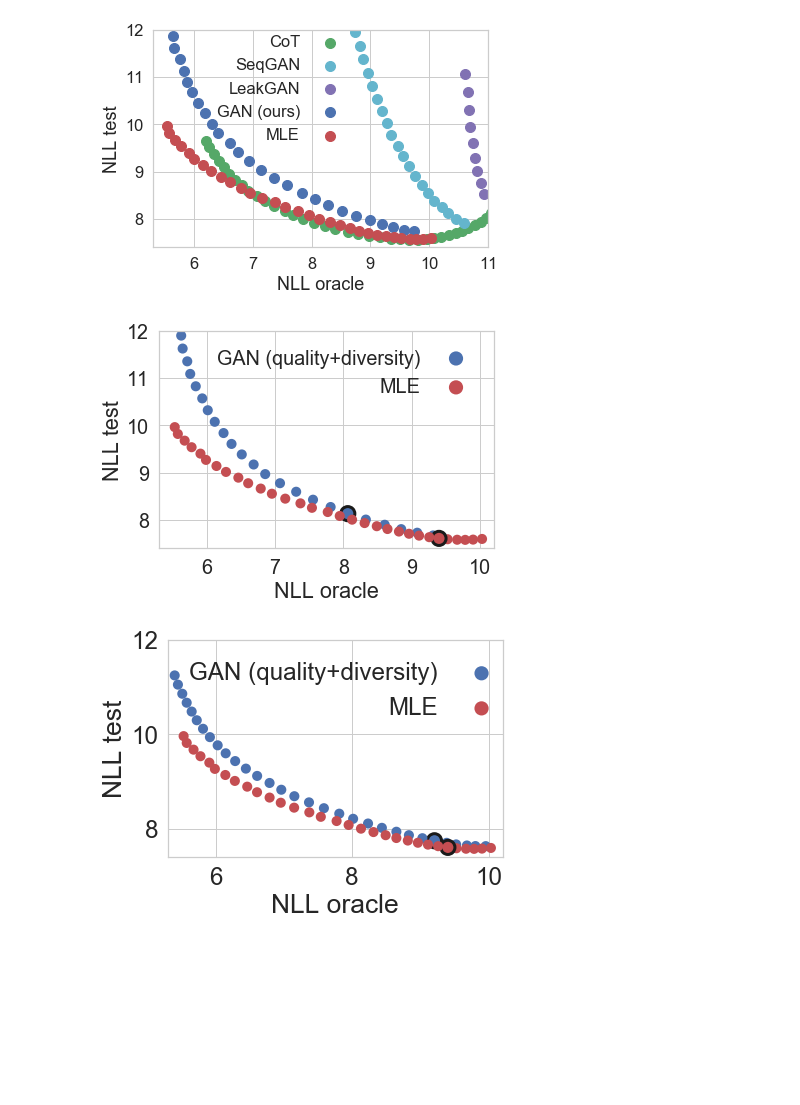
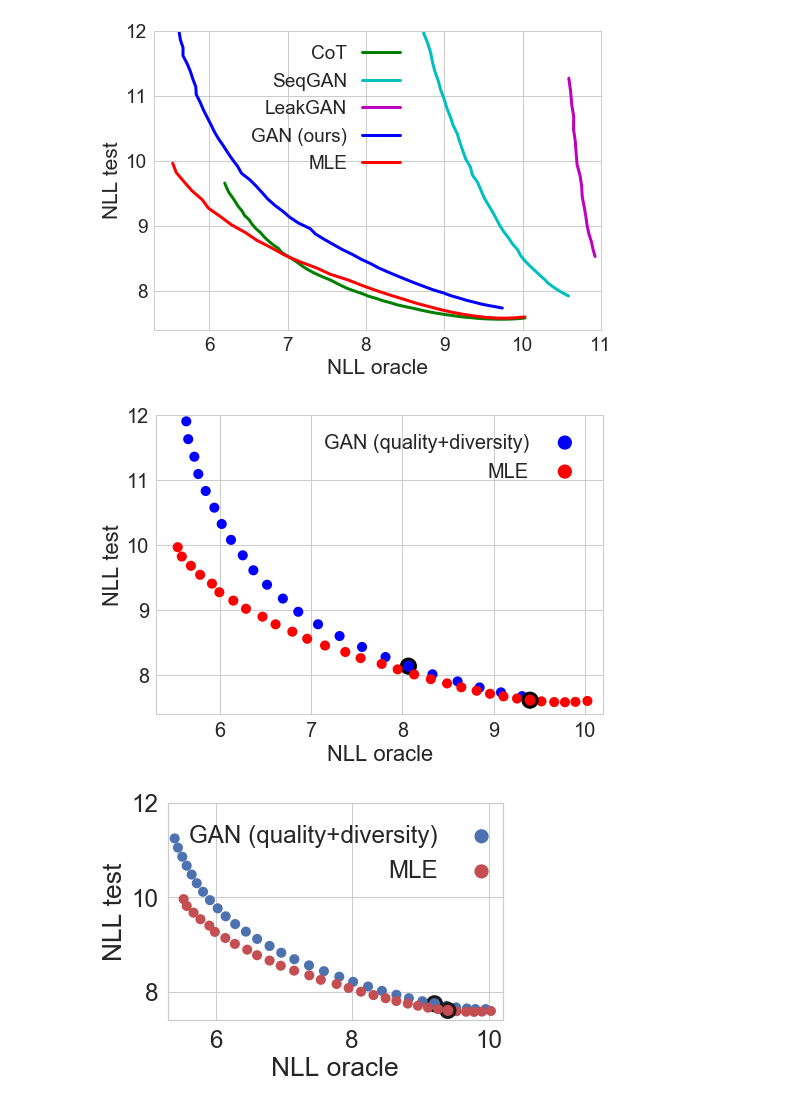
Before and after one commit to pclucas14/GansFallingShort, a Jupyter notebook: synthetic_data_experiments/notebooks/oracle_graphs.ipynb, the cells around one changed output. Cells and saved outputs as stored; diff of their text form; code cells hidden in the pictures; blank space fills up the shorter version.

```diff
--- a/synthetic_data_experiments/notebooks/oracle_graphs.ipynb
+++ b/synthetic_data_experiments/notebooks/oracle_graphs.ipynb
@@ -3,7 +3,7 @@ import matplotlib.pyplot as plt
 import pandas as pd
 import numpy as np
 import seaborn as sns
-sns.set(font_scale=1.5)  # Make sure everything is readable.
+sns.set(font_scale=1.9)  # Make sure everything is readable.
 sns.set_style("whitegrid")
 # %%
 import os
@@ -80,64 +80,56 @@ def get_ec(c, pd_):
         ec[pd_[pd_.Step == 101].index[0]] = 'k'
     return ec
 
-plt.scatter(cot_oracle.Value[::2], \
-            cot_test.Value[::2], \
+linewidth=3.0
+
+plt.plot(cot_oracle.Value[23:],
+            cot_test.Value[23:],
             c='g',
             label='CoT',
-            s=100)
-            #s=get_size(cot_oracle)[1::2],
-            #edgecolors=get_ec('g', cot_oracle)[1::2], linewidth=3)
+            linewidth=linewidth)
 
-plt.scatter(seqgan_oracle.Value[::2], \
-            seqgan_test.Value[::2], \
+plt.plot(seqgan_oracle.Value,
+            seqgan_test.Value,
             c='c',
             label='SeqGAN',
-            s=100)
-            #s=get_size(seqgan_oracle)[1::2],
-            #edgecolors=get_ec('c', seqgan_oracle)[1::2], linewidth=3)
+            linewidth=linewidth)
 
-plt.scatter(leakgan_oracle.Value[::2], \
-            leakgan_test.Value[::2], \
+plt.plot(leakgan_oracle.Value,
+            leakgan_test.Value,
             c='m',
             label='LeakGAN',
-            s=100)
-            #s=get_size(leakgan_oracle)[1::2],
-            #edgecolors=get_ec('m', leakgan_test)[1::2], linewidth=3)
+            linewidth=linewidth)
 
-plt.scatter(gan_cvot_oracle.Value[::2], \
-            gan_cvot_test.Value[::2], \
+plt.plot(gan_cvot_oracle.Value,
+            gan_cvot_test.Value,
             c='b',
             label='GAN (ours)',
-            s=100)
-            #s=get_size(gan_cvot_oracle)[::2],
-            #edgecolors=get_ec('b', gan_cvot_oracle)[::2], linewidth=3)
+            linewidth=linewidth)
 
 
-plt.scatter(mle_cvt_oracle.Value[::2], \
+plt.plot(mle_cvt_oracle.Value[::2], \
             mle_cvt_test.Value[::2], \
             c='r',
             label='MLE',
-            s=100)
-            #s=get_size(mle_cvt_oracle)[::2],
-            #edgecolors=get_ec('r', mle_cvt_oracle)[::2], linewidth=3)
+            linewidth=linewidth)
 
-# plt.scatter([8.19], [8.03], c='g', label='CoT')
+
 
 
 plt.ylim(7.4, 12)
 plt.xlim(5.3, 11)
 
 
 # plt.colorbar(sc)
 plt.xlabel('NLL oracle')
 plt.ylabel('NLL test')
 # plt.axis([0, 0.6, 0, 1.1])
 # plt.title('MLE (red) vs GAN (blue)')
-plt.legend(frameon=False, markerfirst=False, loc=(0.17, 0.45))
+plt.legend(frameon=False, markerfirst=False, loc=(0.2, 0.5))
 plt.savefig('../..//figs/synthetic_no_reg_.pdf', bbox_inches='tight')
 plt.show()
 # %% [output]
-[figure, old version]
+[figure, new version]
 # %%
 
 plt.scatter(gan_mle_oracle.Value[::2], \
@@ -168,7 +160,7 @@ plt.legend(frameon=False, markerfirst=False)
 plt.savefig('../../figs/synthetic_MTI1.pdf', bbox_inches='tight')
 plt.show()
 # %% [output]
-[figure, old version]
+[figure, new version]
 # %%
 plt.scatter(gan_beta_cvot_oracle.Value[::2], \
             gan_beta_cvot_test.Value[::2], \
```
Also changed, not shown: parts of 1 cell of this notebook, 13 other files.
